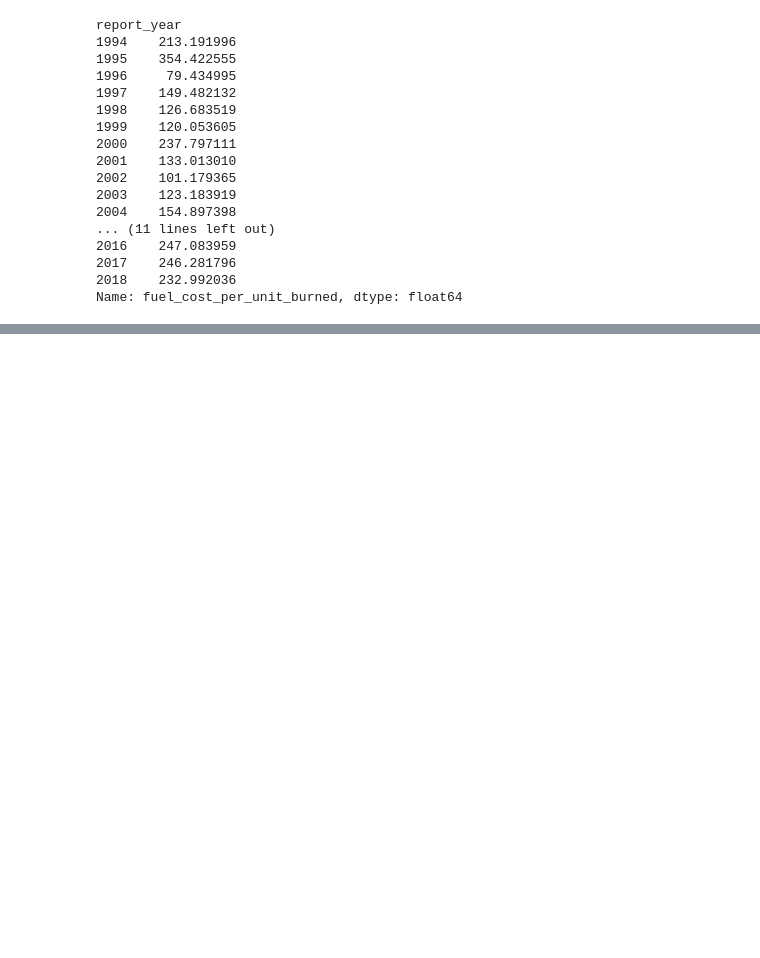
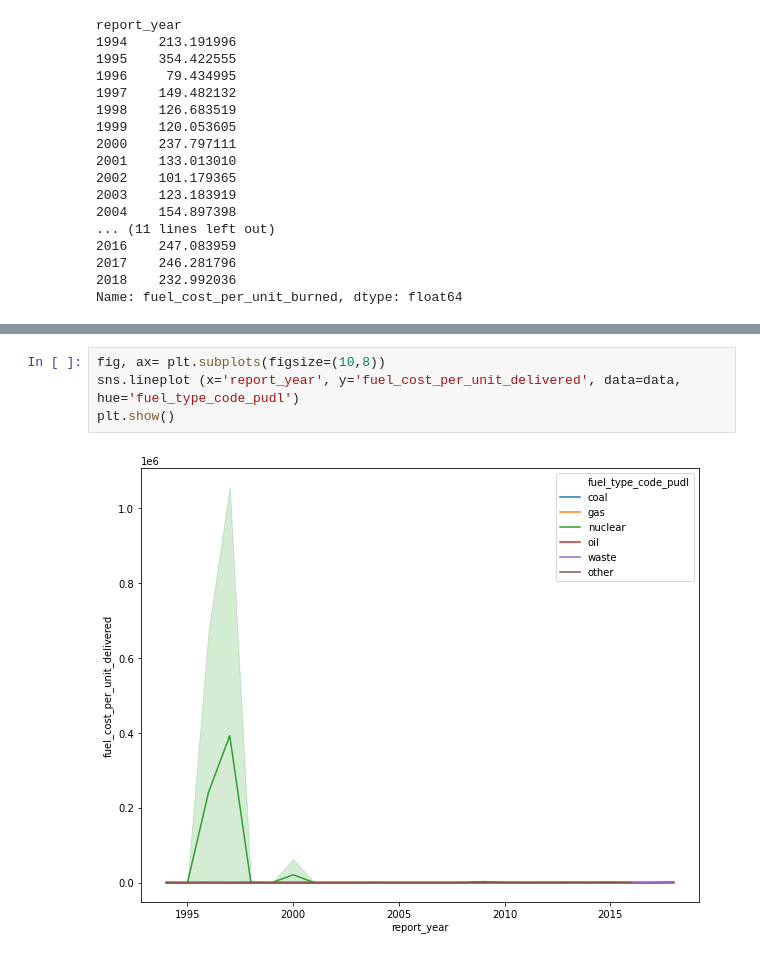
Before and after one commit to TBAJ/notebook, a Jupyter notebook: Untitled1.ipynb, the cells around one changed output, grey strips where cells are left out. Drawn from its saved outputs; the diff is of its cells as text; blank space fills up the shorter version.

```diff
--- a/Untitled1.ipynb
+++ b/Untitled1.ipynb
@@ -139,0 +175,6 @@ Name: fuel_cost_per_unit_burned, dtype: float64
+# %%
+fig, ax= plt.subplots(figsize=(10,8))
+sns.lineplot (x='report_year', y='fuel_cost_per_unit_delivered', data=data, hue='fuel_type_code_pudl')
+plt.show()
+# %% [output]
+[figure, added]
```
Also changed, not shown: parts of 19 cells of this notebook.
